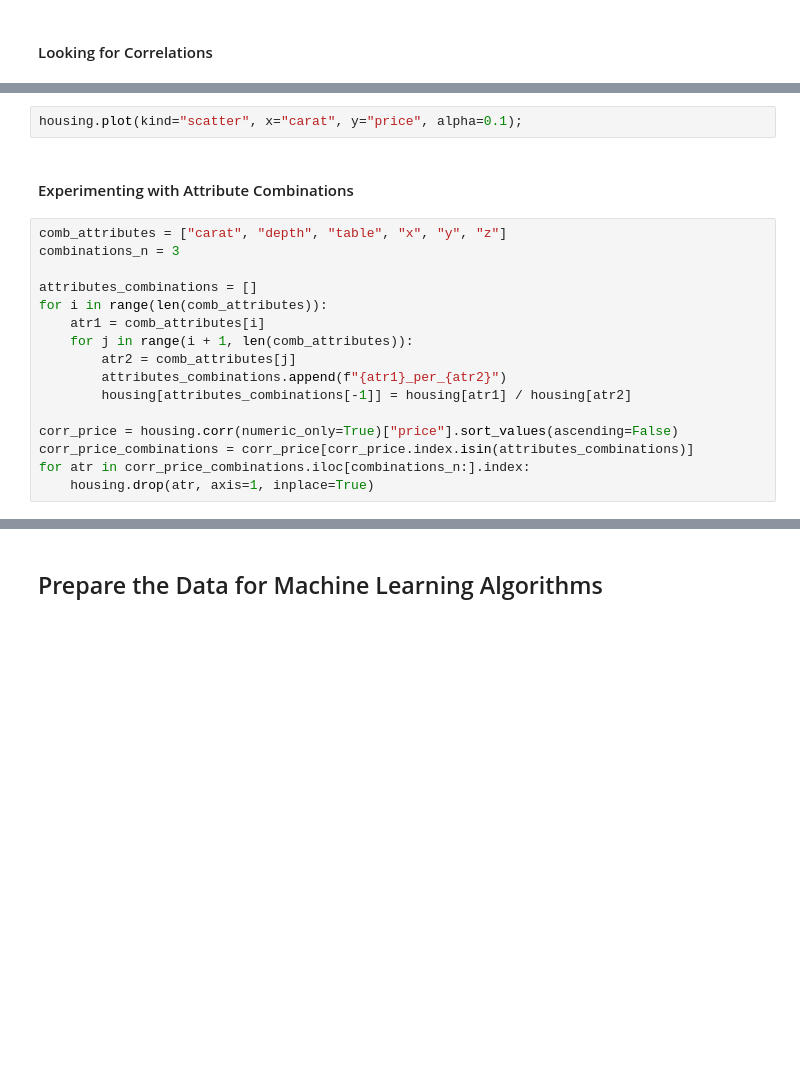
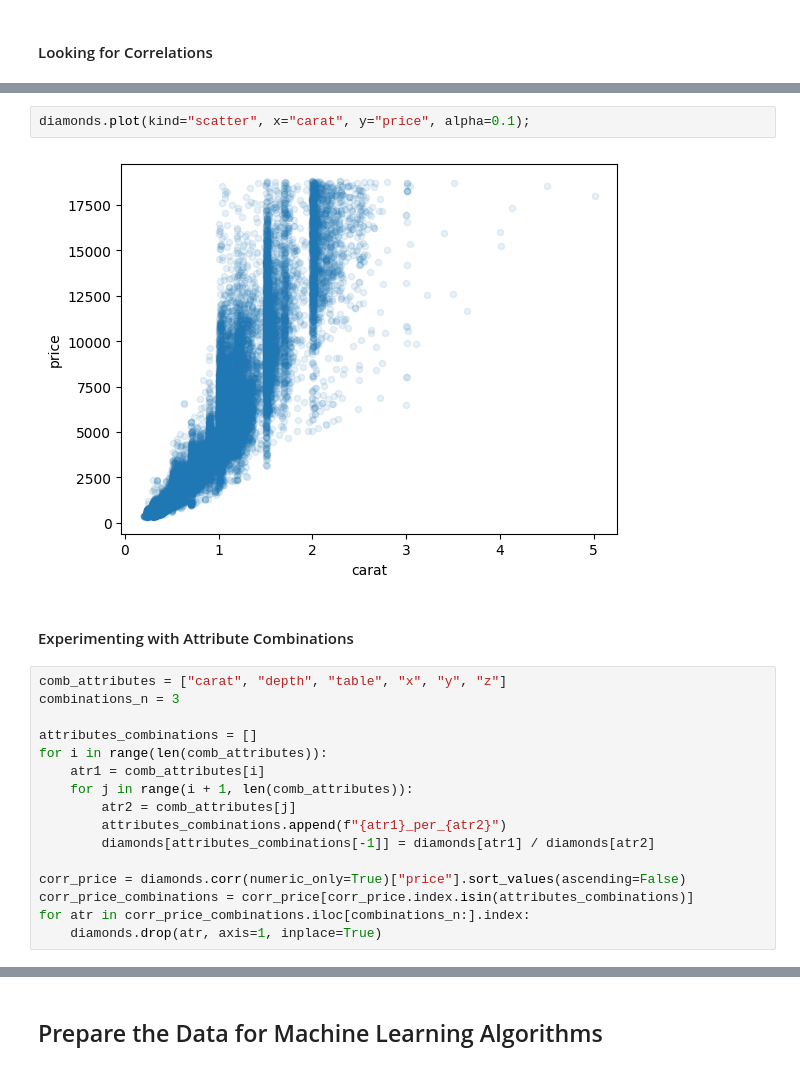
Before and after one commit to Artem259/univ4.2_ISM, a Jupyter notebook: lab5/personal_task.ipynb, the cells around one changed output, grey strips where cells are left out. Drawn from its saved outputs; the diff is of its cells as text; blank space fills up the shorter version.

```diff
--- a/lab5/personal_task.ipynb
+++ b/lab5/personal_task.ipynb
@@ -77,5 +178,7 @@ scatter_matrix(housing[attributes], figsize=(20, 12));
 # %%
-housing.plot(kind="scatter", x="carat", y="price", alpha=0.1);
+diamonds.plot(kind="scatter", x="carat", y="price", alpha=0.1);
+# %% [output]
+[figure, added]
 # %% [markdown]
 #### Experimenting with Attribute Combinations
 # %%
@@ -88,10 +191,10 @@ for i in range(len(comb_attributes)):
     for j in range(i + 1, len(comb_attributes)):
         atr2 = comb_attributes[j]
         attributes_combinations.append(f"{atr1}_per_{atr2}")
-        housing[attributes_combinations[-1]] = housing[atr1] / housing[atr2]
+        diamonds[attributes_combinations[-1]] = diamonds[atr1] / diamonds[atr2]
 
-corr_price = housing.corr(numeric_only=True)["price"].sort_values(ascending=False)
+corr_price = diamonds.corr(numeric_only=True)["price"].sort_values(ascending=False)
 corr_price_combinations = corr_price[corr_price.index.isin(attributes_combinations)]
 for atr in corr_price_combinations.iloc[combinations_n:].index:
-    housing.drop(atr, axis=1, inplace=True)
+    diamonds.drop(atr, axis=1, inplace=True)
 # %%
```
Also changed, not shown: parts of 71 cells of this notebook.
